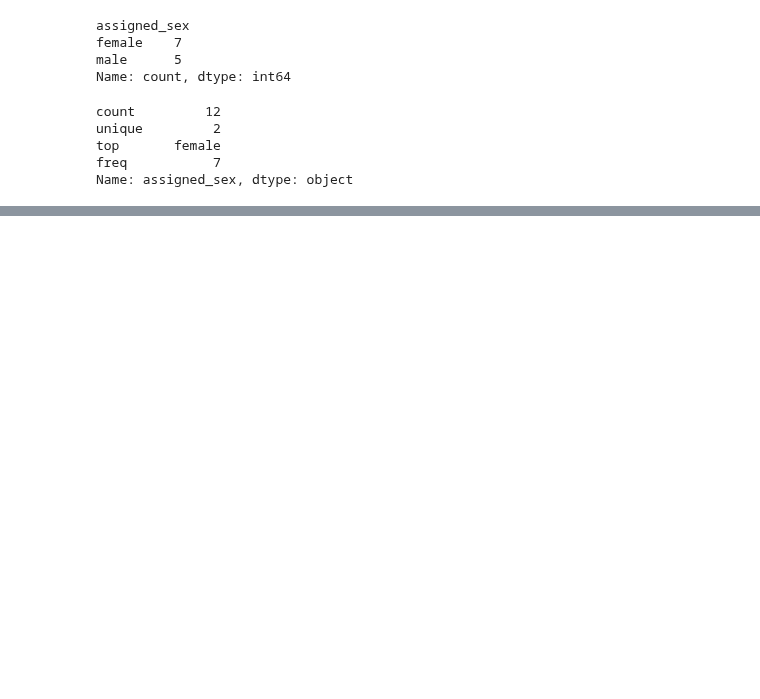
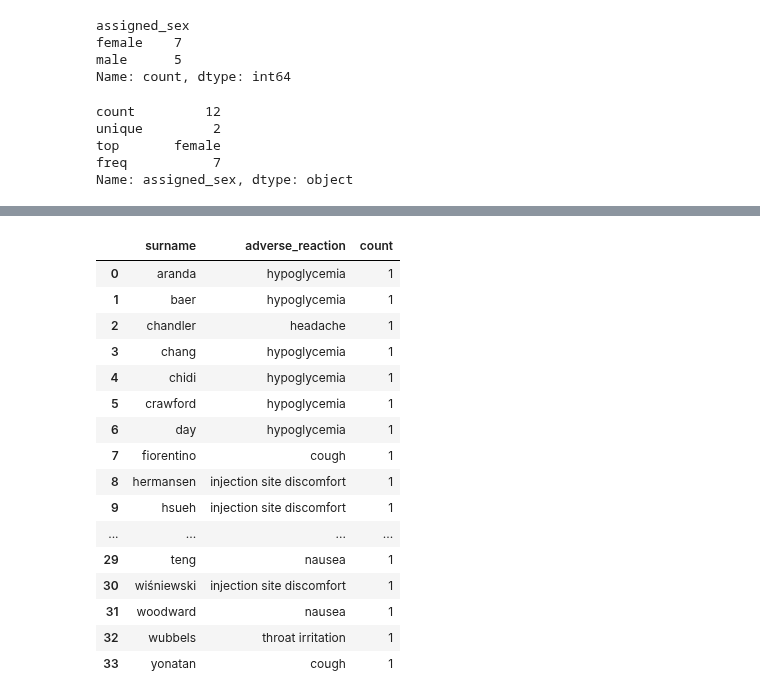
Before and after one commit to Priya-Rathor/Machine-learning, a Jupyter notebook: UnitOne/Datasets/data.ipynb, the cells around one changed output, grey strips where cells are left out. Saved outputs shown, nothing was run; the diff lists cells and outputs as text; code cells hidden in the pictures; blank space fills up the shorter version.

```diff
--- a/UnitOne/Datasets/data.ipynb
+++ b/UnitOne/Datasets/data.ipynb
@@ -625,0 +758,20 @@ patients_copy.sample(10)
+# %%
+adverse_reactions_copy.groupby(['surname', 'adverse_reaction']).size().reset_index(name='count')
+# %% [output]
+|  | surname | adverse_reaction | count |
+| 0 | aranda | hypoglycemia | 1 |
+| 1 | baer | hypoglycemia | 1 |
+| 2 | chandler | headache | 1 |
+| 3 | chang | hypoglycemia | 1 |
+| 4 | chidi | hypoglycemia | 1 |
+| 5 | crawford | hypoglycemia | 1 |
+| 6 | day | hypoglycemia | 1 |
+| 7 | fiorentino | cough | 1 |
+| 8 | hermansen | injection site discomfort | 1 |
+| 9 | hsueh | injection site discomfort | 1 |
+| ... | ... | ... | ... |
+| 29 | teng | nausea | 1 |
+| 30 | wiśniewski | injection site discomfort | 1 |
+| 31 | woodward | nausea | 1 |
+| 32 | wubbels | throat irritation | 1 |
+| 33 | yonatan | cough | 1 |
```
Also changed, not shown: parts of 16 cells of this notebook.
